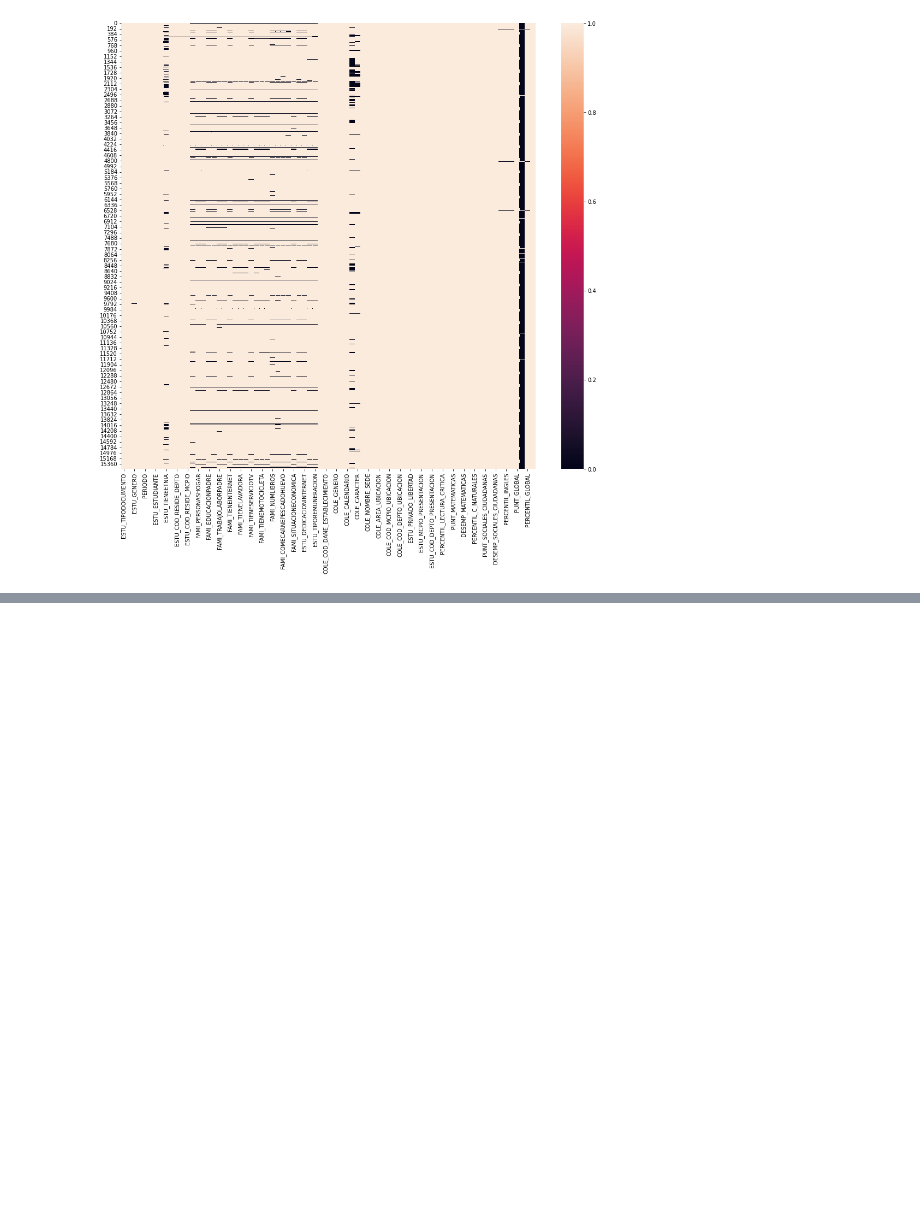
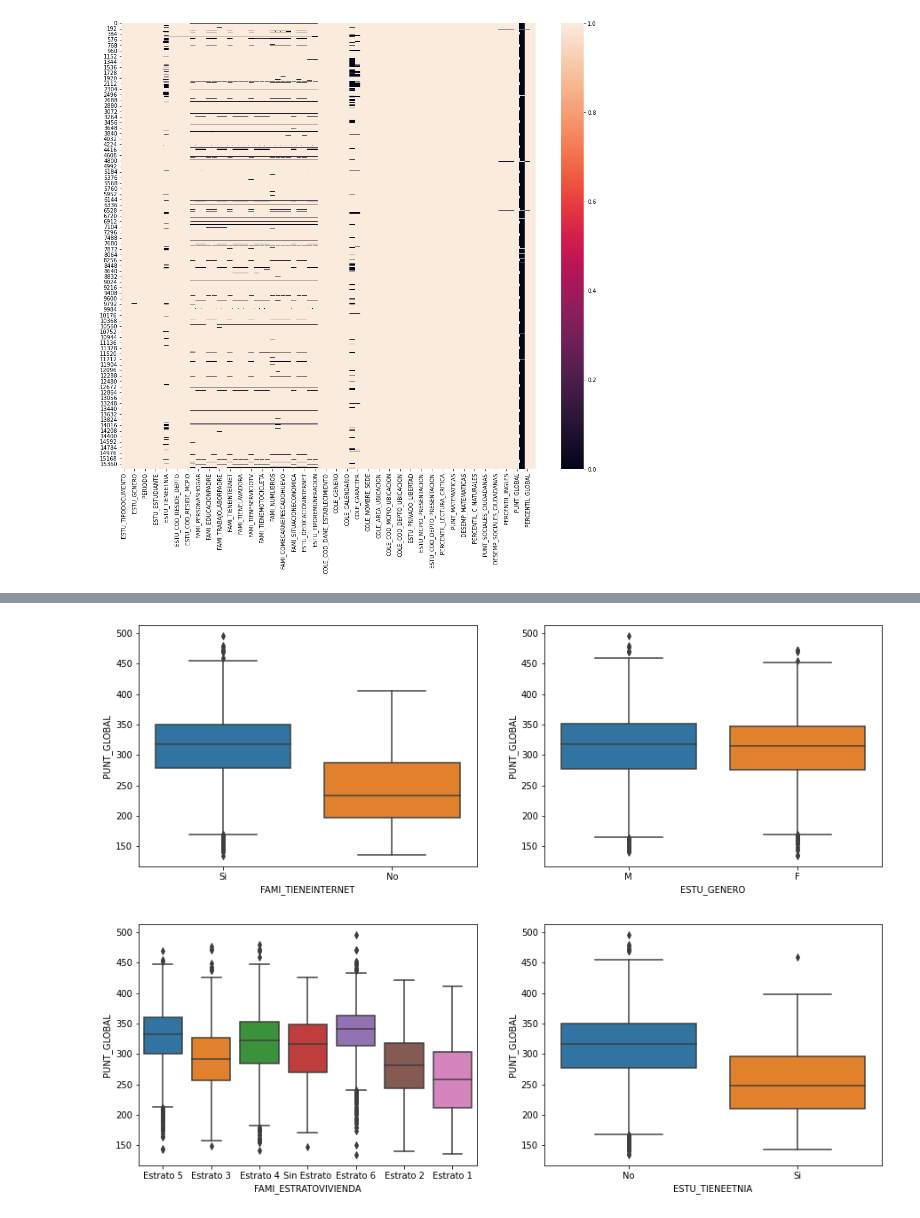
Before and after one commit to franciscomartino/MIAD-ANS-Team6, a Jupyter notebook: Código/Proyecto_ANS.ipynb, the cells around one changed output, grey strips where cells are left out. Drawn from its saved outputs; the diff is of its cells as text; code cells hidden in the pictures; blank space fills up the shorter version.

```diff
--- a/Código/Proyecto_ANS.ipynb
+++ b/Código/Proyecto_ANS.ipynb
@@ -67 +82,37 @@ dtype: int64
+# %%
+fig, axs = plt.subplots(1, 2, figsize=(15, 5))
+fig2, axs2 = plt.subplots(1, 2, figsize=(15, 5))
+
+df_clean = datos[cols].dropna()
+
+## Análisis por genero vs puntaje global
+sns.boxplot(ax = axs[1],
+            y = "PUNT_GLOBAL",  # Establecemos la varible a la que le queremos sacar el diagrama de caja.
+            x = "ESTU_GENERO",            # Clasificamos los valores de acuerdo a una categoría. En este caso, especies.
+            data = df_clean
+            );
+
+## Análisis por internet vs puntaje global
+sns.boxplot(ax = axs[0],
+            y = "PUNT_GLOBAL",  # Establecemos la varible a la que le queremos sacar el diagrama de caja.
+            x = "FAMI_TIENEINTERNET",            # Clasificamos los valores de acuerdo a una categoría. En este caso, especies.
+            data = df_clean
+            );
+
+## Análisis por etnias vs puntaje global
+sns.boxplot(ax = axs2[1],
+            y = "PUNT_GLOBAL",  # Establecemos la varible a la que le queremos sacar el diagrama de caja.
+            x = "ESTU_TIENEETNIA",            # Clasificamos los valores de acuerdo a una categoría. En este caso, especies.
+            data = df_clean
+            );
+
+## Análisis por estrato vs puntaje global
+sns.boxplot(ax = axs2[0],
+            y = "PUNT_GLOBAL",  # Establecemos la varible a la que le queremos sacar el diagrama de caja.
+            x = "FAMI_ESTRATOVIVIENDA",            # Clasificamos los valores de acuerdo a una categoría. En este caso, especies.
+            data = df_clean
+            );
+# %% [output]
+[figure, added]
+[figure, added]
 # %%
```
Also changed, not shown: parts of 7 cells of this notebook.
